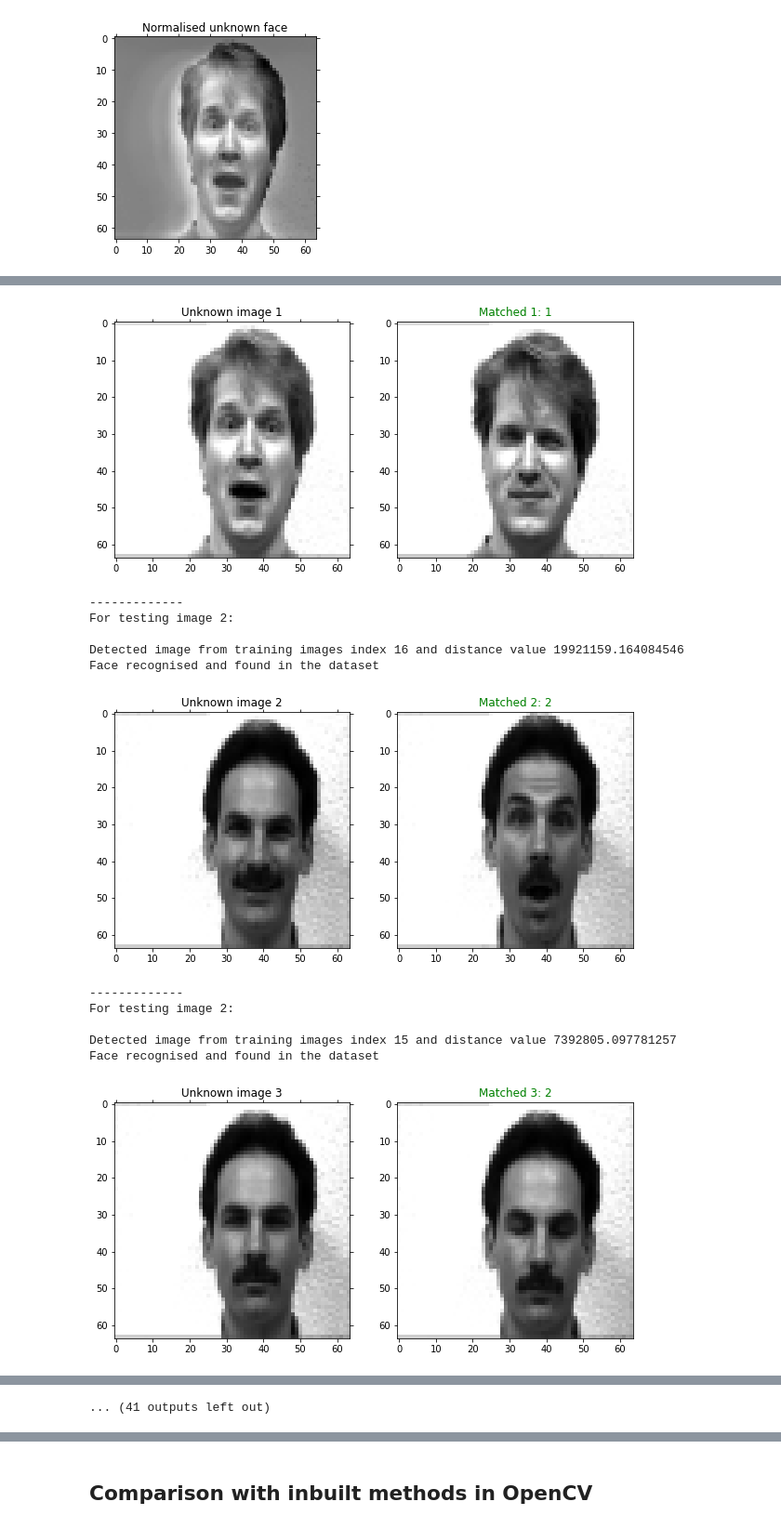
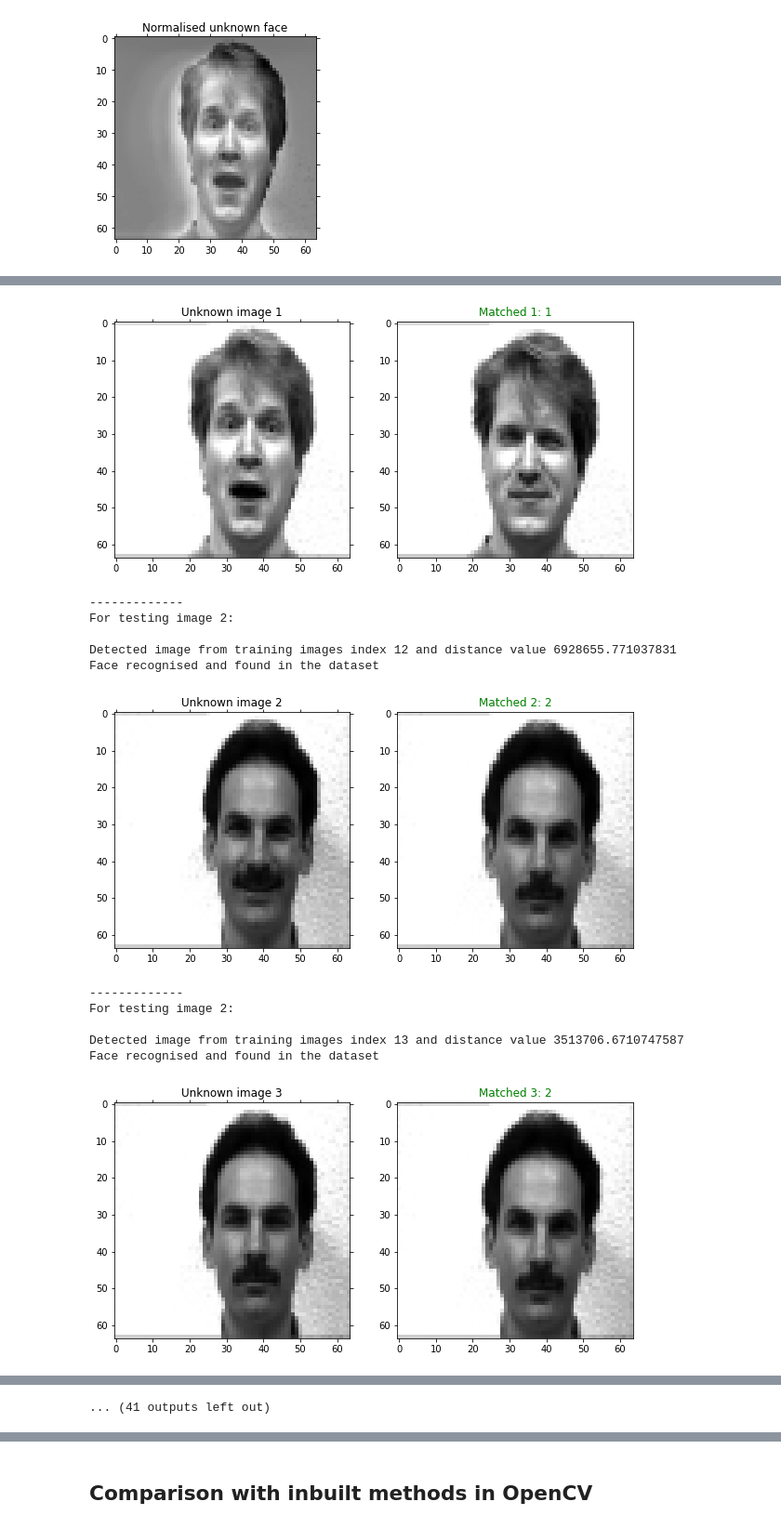
Before and after one commit to Rutvij-1/Eigen-Faces-SMAI-M21-project, a Jupyter notebook: FINALFINAL.ipynb, the cells around one changed output, grey strips where cells are left out. Shown at 93% size. Drawn from its saved outputs; the diff is of its cells as text; code cells hidden in the pictures.

```diff
--- a/FINALFINAL.ipynb
+++ b/FINALFINAL.ipynb
@@ -21,9 +25,10 @@ random.seed(142)
 # %%
 dataset_path = 'YaleDataset/'
 dataset_dir  = os.listdir(dataset_path)
-WIDTH  = 64
-HEIGHT = 64
-DIM = 1000
+WIDTH  = 64   # Will resize images to this shape
+HEIGHT = 64   # Will resize images to this shape
+DIM = 20
+# DIM = 1000
 # %%
 def load_images():
     im_size=(WIDTH,HEIGHT)
@@ -191 +194,7 @@ Label of Recognised face in training dataset1, label of testing image 1
+# %%
+label2index = {}
+for idx, label in enumerate(training_label):
+    if label in label2index:
+        continue
+    label2index[label] = idx
 # %%
@@ -214 +239,15 @@ def recogniser(curr_testing_im, curr_testing_label, proj_data, w,t0 = 50532474,t
         return -2, None
+# %%
+k = range(1, 26)
+acc = []
+
+for i in range(1, 26):
+    ROW_SIZE = 5
+    correct_pred = 0
+    for idx, curr_testing_im in enumerate(testing_im):
+        label, im = recogniser(curr_testing_im, testing_label[idx], proj_data, w, i)
+        if label == testing_label[idx]:
+            correct_pred += 1
+    print(f"\nTrying for K = {i}")
+    print('Correct predictions: {}/{} = {}%'.format(correct_pred, testing_im.shape[0], correct_pred/testing_im.shape[0]*100))
+    acc.append(correct_pred/testing_im.shape[0]*100)
@@ -217,7 +282,7 @@ ROW_SIZE = 5
 correct_pred = 0
 print("-------------")
 for idx, curr_testing_im in enumerate(testing_im):
-    label, im = recogniser(curr_testing_im, testing_label[idx], proj_data, w)
+    label, im = recogniser(curr_testing_im, testing_label[idx], proj_data, w, 3, True)
     if label == testing_label[idx]:
         correct_pred += 1
     if label >= 0:
@@ -235,6 +300,8 @@ for idx, curr_testing_im in enumerate(testing_im):
         plt.tick_params(labelleft='off', labelbottom='off', bottom='off',top='off',right='on',left='off', which='both')
     plt.show()
     print("-------------")
+
+print('Accuracy: {}/{} = {}%'.format(correct_pred, testing_im.shape[0], correct_pred/testing_im.shape[0]*100))
 # %% [output]
 -------------
 For testing image 1:
@@ -249,15 +316,15 @@ Detected image from training images index 8 and distance value 6909918.004849222
 Face recognised and found in the dataset
 [figure]
 -------------
 For testing image 2:
 
-Detected image from training images index 16 and distance value 19921159.164084546
+Detected image from training images index 12 and distance value 6928655.771037831
 Face recognised and found in the dataset
-[figure, old version]
+[figure, new version]
 -------------
 For testing image 2:
 
-Detected image from training images index 15 and distance value 7392805.097781257
+Detected image from training images index 13 and distance value 3513706.6710747587
 Face recognised and found in the dataset
 [figure]
 -------------
```
Also changed, not shown: parts of 17 cells of this notebook, 1 other file.
